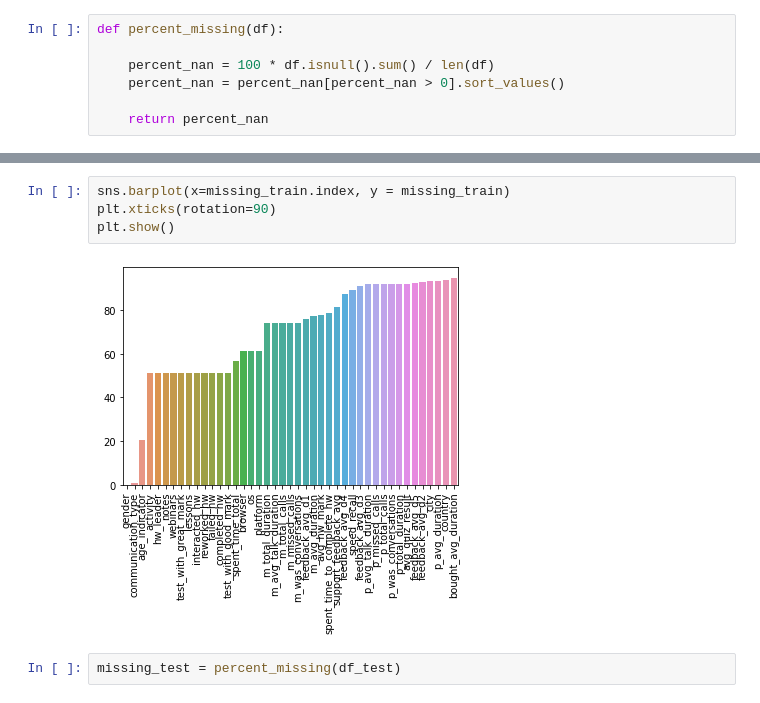
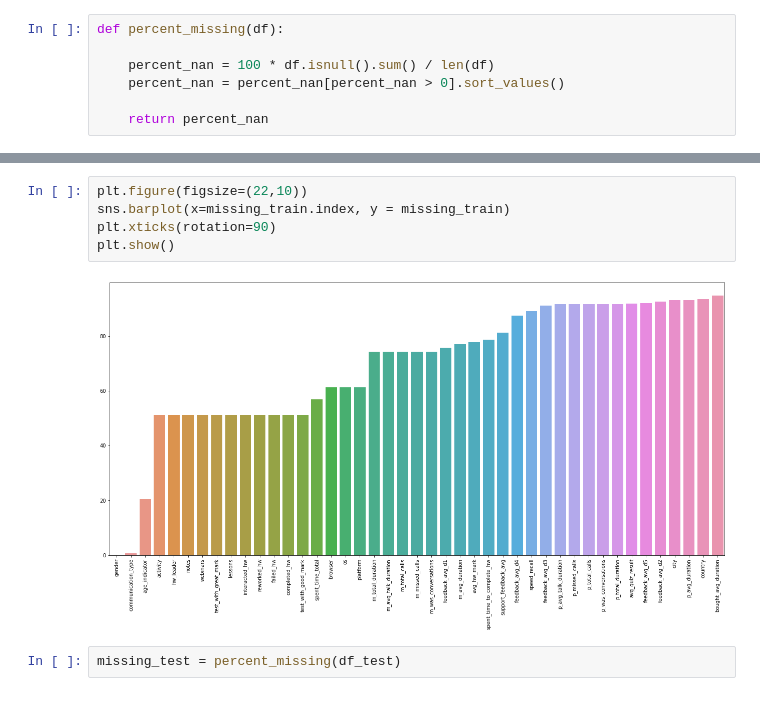
Before and after one commit to Igor-Belskiy/netology-case, a Jupyter notebook: Черновик_Нетология_(моё_решение).ipynb, the cells around one changed output, grey strips where cells are left out. Drawn from its saved outputs; the diff is of its cells as text.

```diff
--- a/Черновик_Нетология_(моё_решение).ipynb
+++ b/Черновик_Нетология_(моё_решение).ipynb
@@ -288,9 +328,10 @@ missing_train = percent_missing(df_train)
 # %%
+plt.figure(figsize=(22,10))
 sns.barplot(x=missing_train.index, y = missing_train)
 plt.xticks(rotation=90)
 plt.show()
 # %% [output]
-[figure, old version]
+[figure, new version]
 # %%
 missing_test = percent_missing(df_test)
 # %% [markdown]
```
Also changed, not shown: parts of 10 cells of this notebook.
